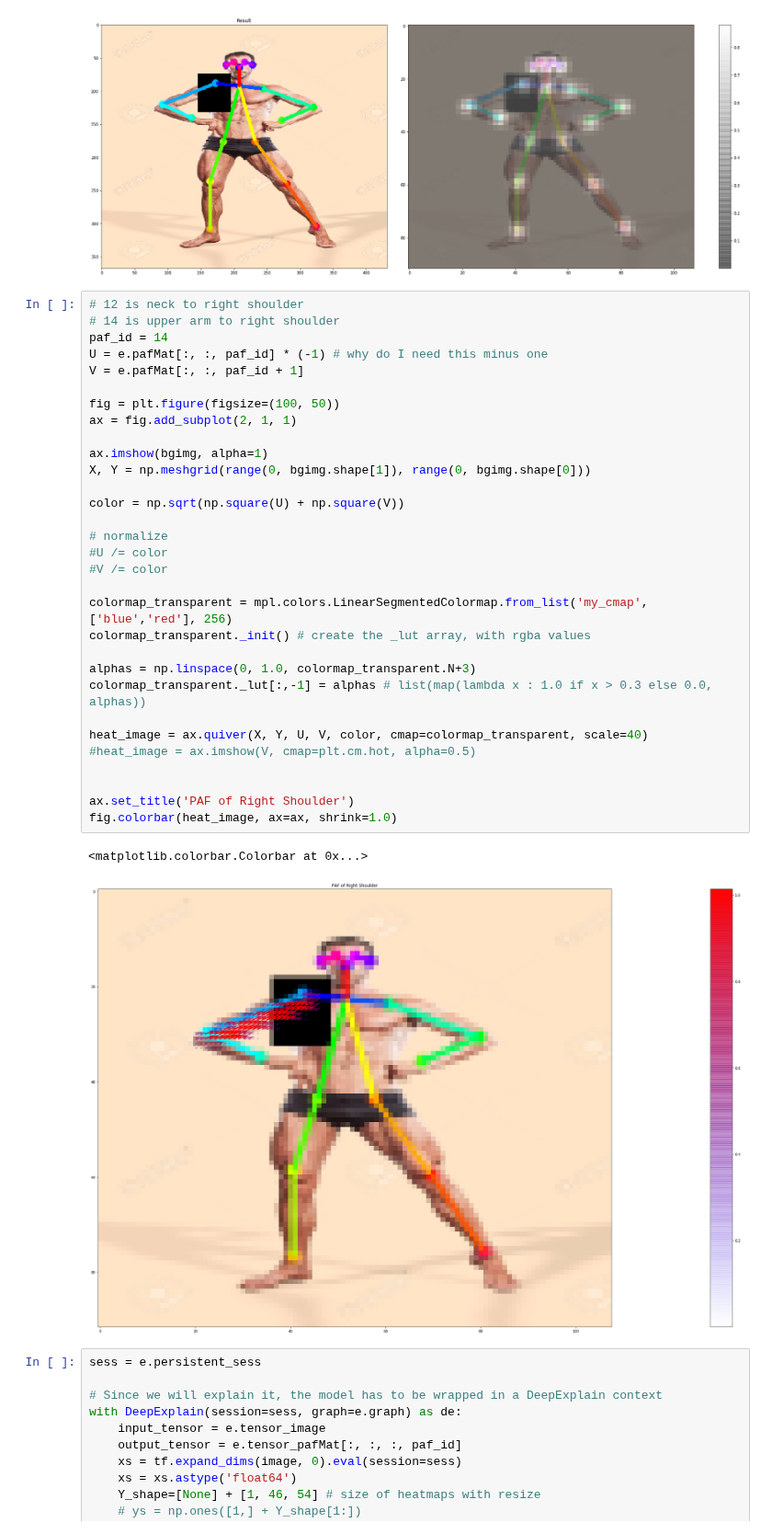
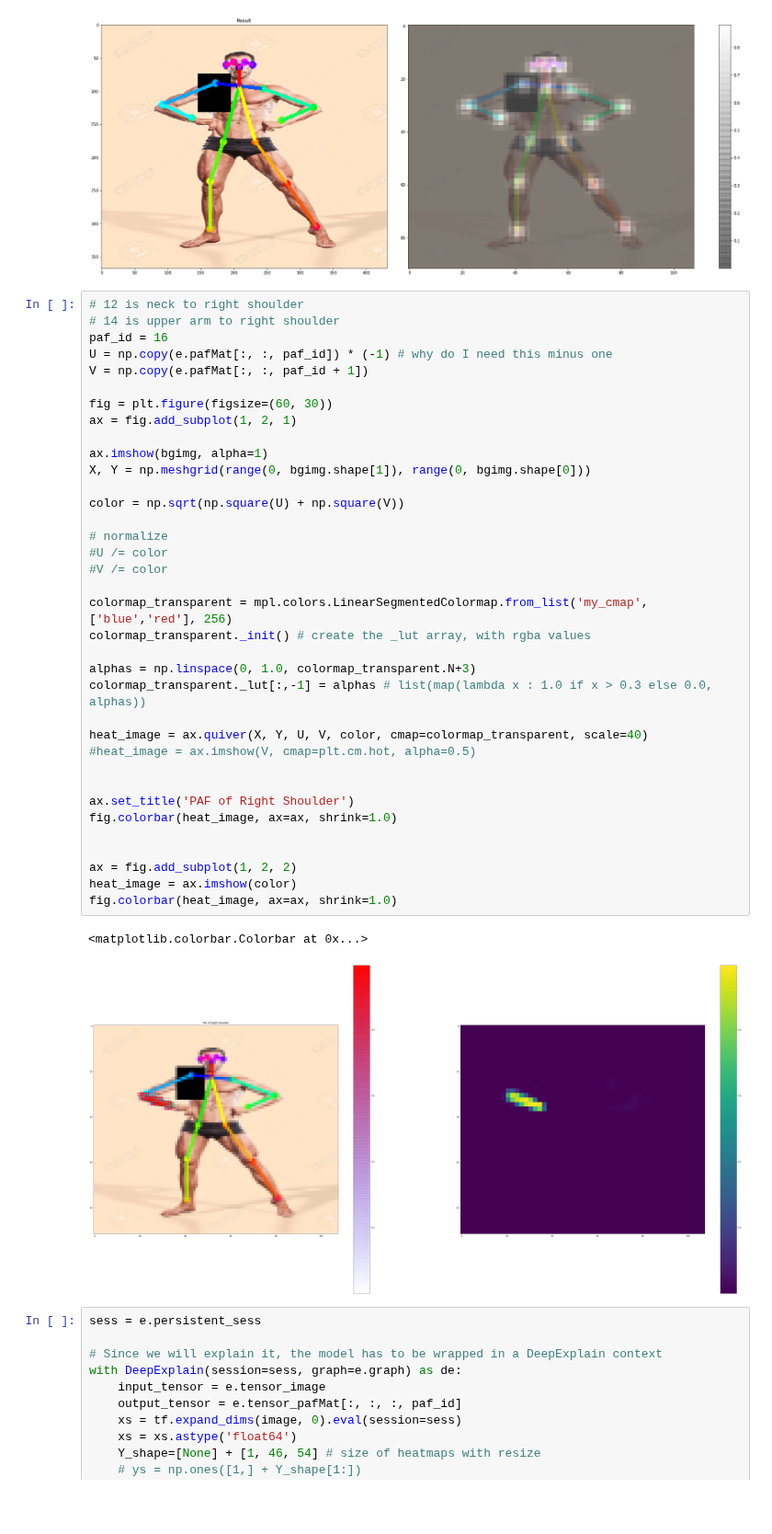
Before and after one commit to alexus37/MasterThesisCode, a Jupyter notebook: experiments/OpenPoseUnderstandPAF.ipynb, the cells around one changed output. Shown at 92% size. Cells and saved outputs as stored; diff of their text form; blank space fills up the shorter version.

```diff
--- a/experiments/OpenPoseUnderstandPAF.ipynb
+++ b/experiments/OpenPoseUnderstandPAF.ipynb
@@ -75,37 +84,42 @@ _ = plt.colorbar()
 # %%
 # 12 is neck to right shoulder
 # 14 is upper arm to right shoulder
-paf_id = 14
-U = e.pafMat[:, :, paf_id] * (-1) # why do I need this minus one
-V = e.pafMat[:, :, paf_id + 1]
+paf_id = 16
+U = np.copy(e.pafMat[:, :, paf_id]) * (-1) # why do I need this minus one
+V = np.copy(e.pafMat[:, :, paf_id + 1])
 
-fig = plt.figure(figsize=(100, 50))
-ax = fig.add_subplot(2, 1, 1)
+fig = plt.figure(figsize=(60, 30))
+ax = fig.add_subplot(1, 2, 1)
 
 ax.imshow(bgimg, alpha=1)
 X, Y = np.meshgrid(range(0, bgimg.shape[1]), range(0, bgimg.shape[0]))
 
 color = np.sqrt(np.square(U) + np.square(V))
 
 # normalize
 #U /= color
 #V /= color
 
 colormap_transparent = mpl.colors.LinearSegmentedColormap.from_list('my_cmap',['blue','red'], 256)
 colormap_transparent._init() # create the _lut array, with rgba values
 
 alphas = np.linspace(0, 1.0, colormap_transparent.N+3)
 colormap_transparent._lut[:,-1] = alphas # list(map(lambda x : 1.0 if x > 0.3 else 0.0, alphas))
 
 heat_image = ax.quiver(X, Y, U, V, color, cmap=colormap_transparent, scale=40)
 #heat_image = ax.imshow(V, cmap=plt.cm.hot, alpha=0.5)
 
 
 ax.set_title('PAF of Right Shoulder')
 fig.colorbar(heat_image, ax=ax, shrink=1.0)
+
+
+ax = fig.add_subplot(1, 2, 2)
+heat_image = ax.imshow(color)
+fig.colorbar(heat_image, ax=ax, shrink=1.0)
 # %% [output]
 <matplotlib.colorbar.Colorbar at 0x...>
-[figure, old version]
+[figure, new version]
 # %%
 sess = e.persistent_sess
 
```
Also changed, not shown: parts of 1 cell of this notebook, 3 other files.
